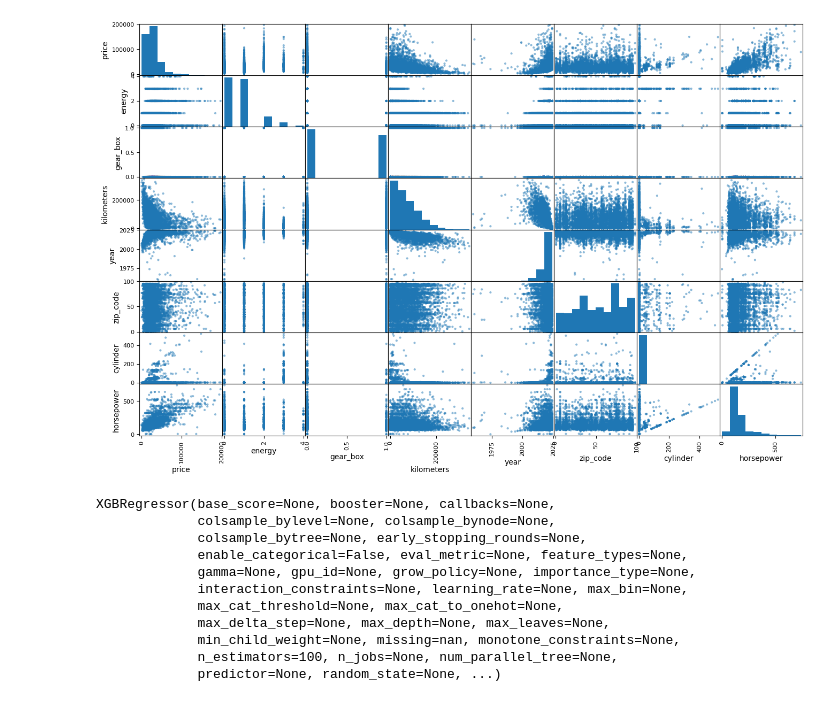
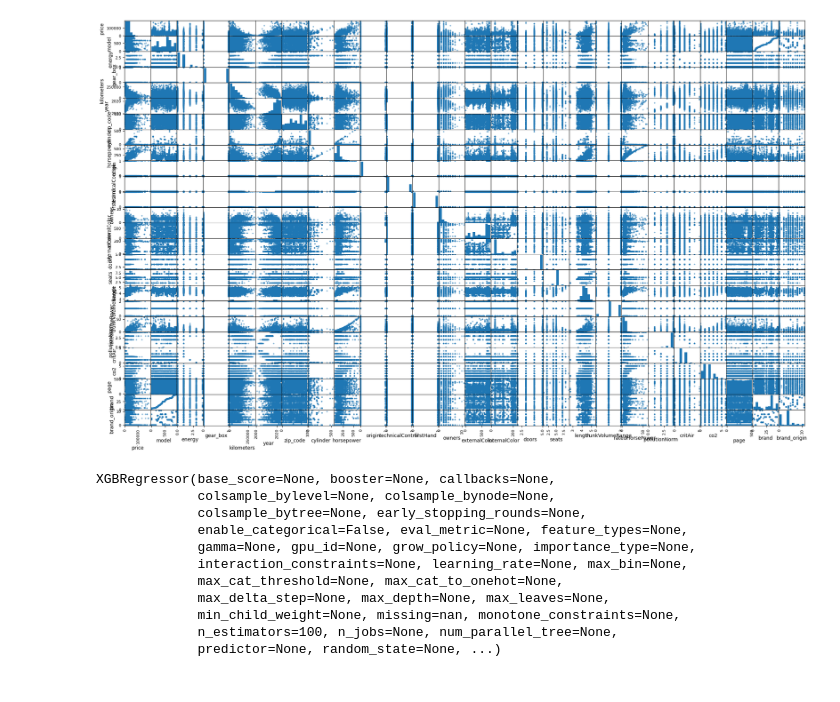
Before and after one commit to IvanBF9/MachineLearningCarPrice, a Jupyter notebook: notebooks/training_model.ipynb, the cells around one changed output. Saved outputs shown, nothing was run; the diff lists cells and outputs as text; code cells hidden in the pictures.

```diff
--- a/notebooks/training_model.ipynb
+++ b/notebooks/training_model.ipynb
@@ -7,6 +10,6 @@ import seaborn as sns
 import pickle
 # %%
-file_path = '../data/lacentrale-dev-clean.csv'
+file_path = '../data/lacentrale-dev-clean-encoded.csv'
 car = pd.read_csv(file_path)
 car.describe()
 # %% [output]
@@ -82,8 +84,8 @@ sns.heatmap(corr, xticklabels=corr.columns, yticklabels=corr.columns, annot=True
 # %%
 from pandas.plotting import scatter_matrix
-scatter_mat = scatter_matrix(car, figsize = (16,10))
+scatter_mat = scatter_matrix(car, figsize = (25,15))
 # %% [output]
-[figure, old version]
+[figure, new version]
 # %%
 X_train, X_test, Y_train, Y_test = train_test_split(X,Y,test_size=0.33, random_state=42)
 # %%
```
Also changed, not shown: parts of 16 cells of this notebook, 8 other files.
